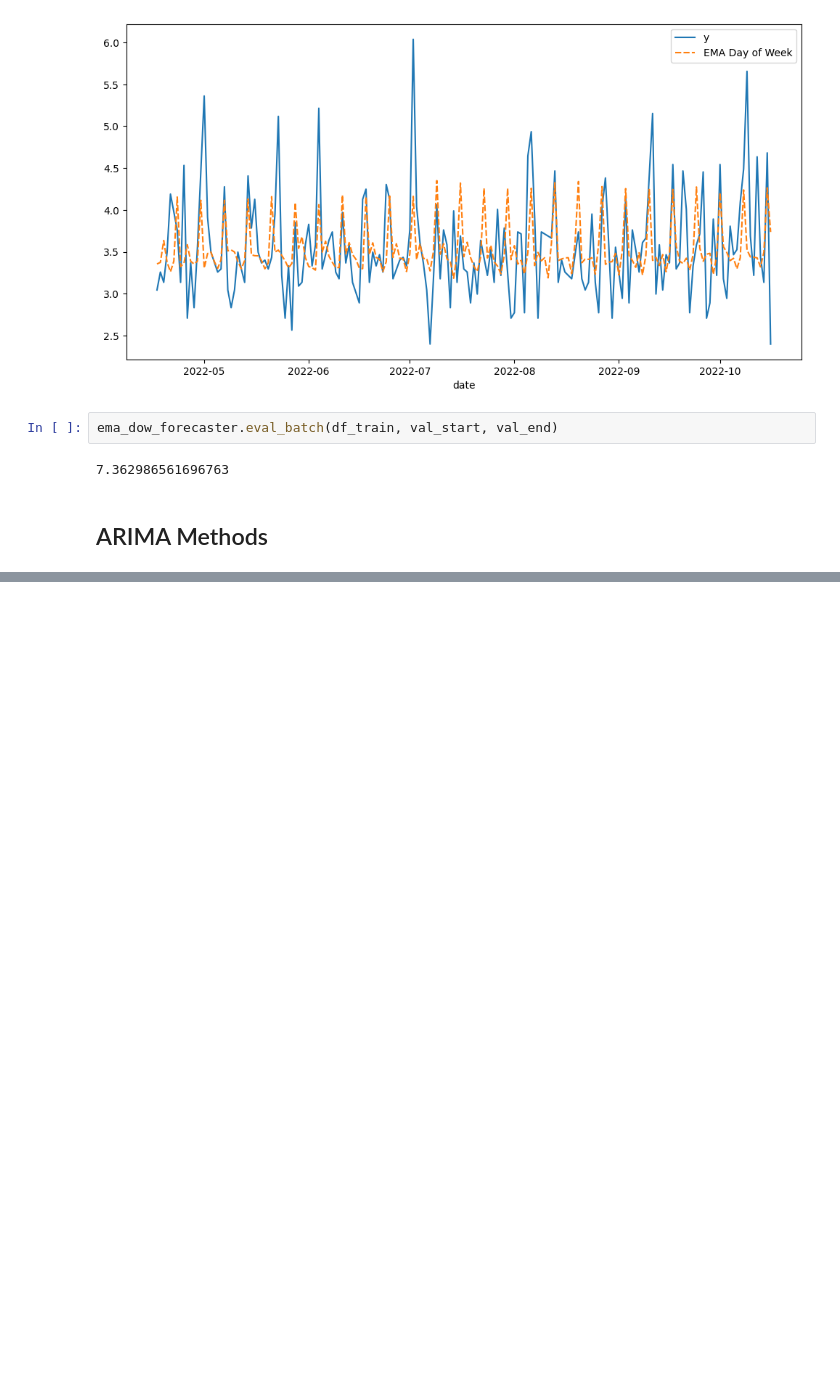
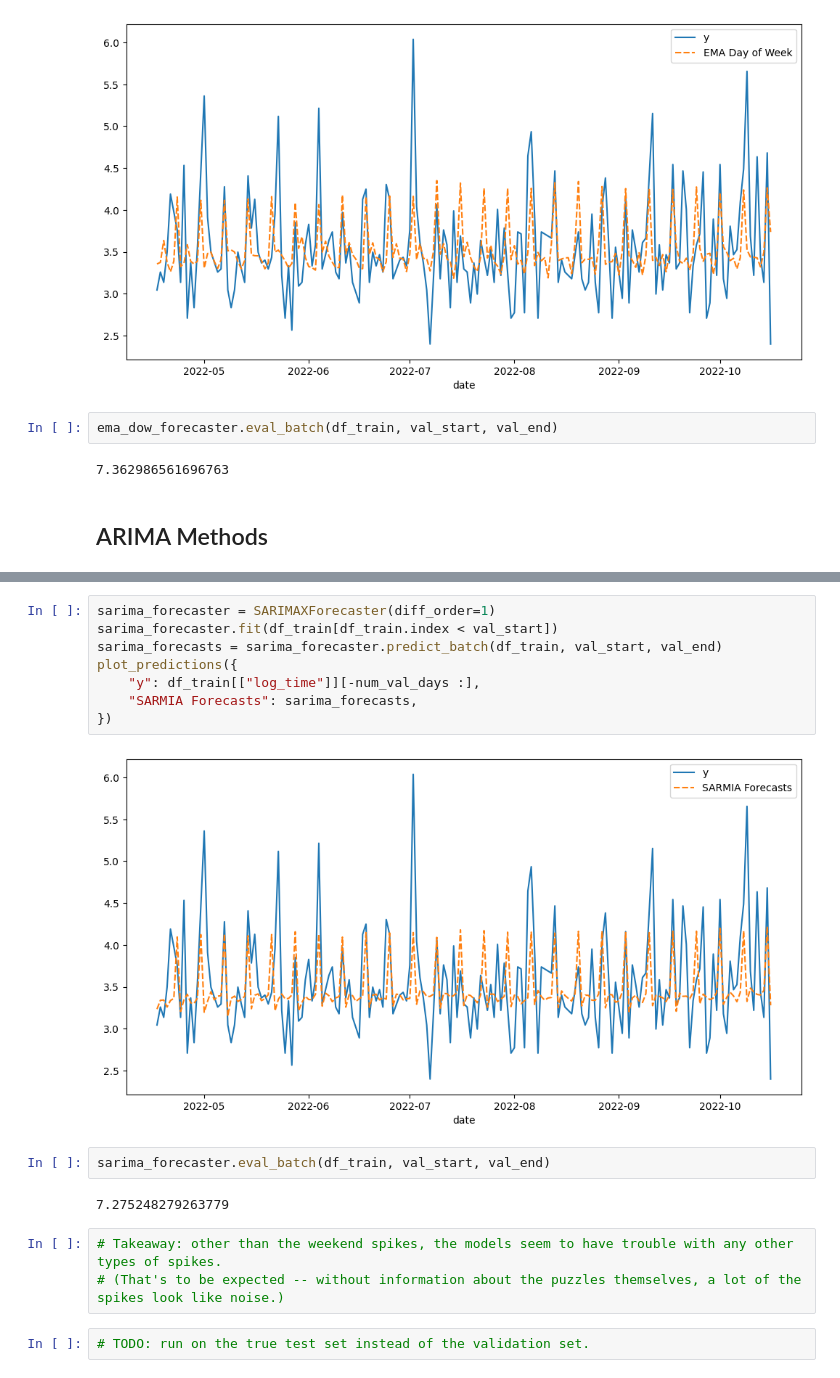
Before and after one commit to asjchen/mini-crossword-forecasts, a Jupyter notebook: NYTimes Mini Crossword Time Forecasting.ipynb, the cells around one changed output, grey strips where cells are left out. Saved outputs shown, nothing was run; the diff lists cells and outputs as text; blank space fills up the shorter version.

```diff
--- a/NYTimes Mini Crossword Time Forecasting.ipynb
+++ b/NYTimes Mini Crossword Time Forecasting.ipynb
@@ -248,0 +307,19 @@ ema_dow_forecaster.eval_batch(df_train, val_start, val_end)
+# %%
+sarima_forecaster = SARIMAXForecaster(diff_order=1)
+sarima_forecaster.fit(df_train[df_train.index < val_start])
+sarima_forecasts = sarima_forecaster.predict_batch(df_train, val_start, val_end)
+plot_predictions({
+    "y": df_train[["log_time"]][-num_val_days :],
+    "SARMIA Forecasts": sarima_forecasts,
+})
+# %% [output]
+[figure, added]
+# %%
+sarima_forecaster.eval_batch(df_train, val_start, val_end)
+# %% [output]
+7.275248279263779
+# %%
+# Takeaway: other than the weekend spikes, the models seem to have trouble with any other types of spikes.
+# (That's to be expected -- without information about the puzzles themselves, a lot of the spikes look like noise.)
+# %%
+# TODO: run on the true test set instead of the validation set.
```
Also changed, not shown: parts of 12 cells of this notebook, 1 other file.
